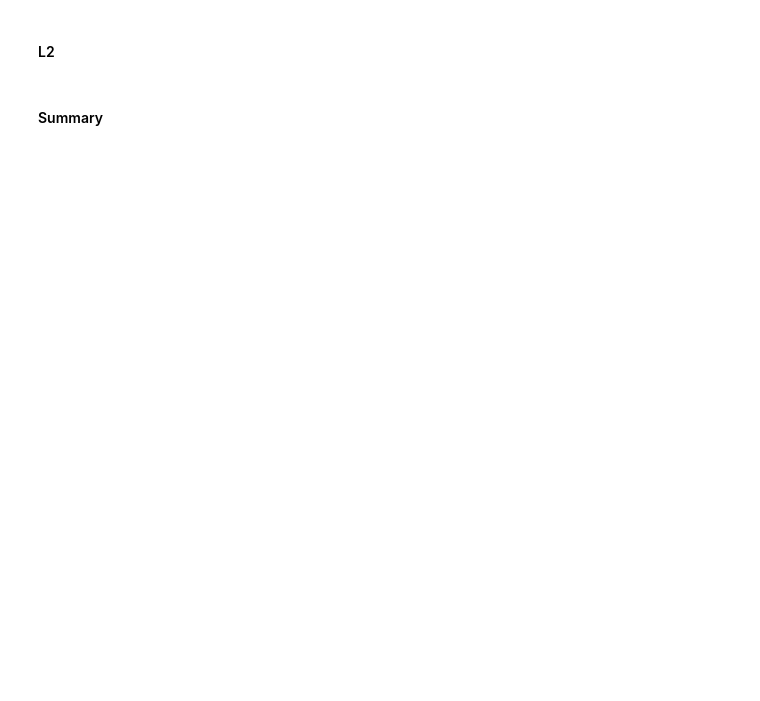
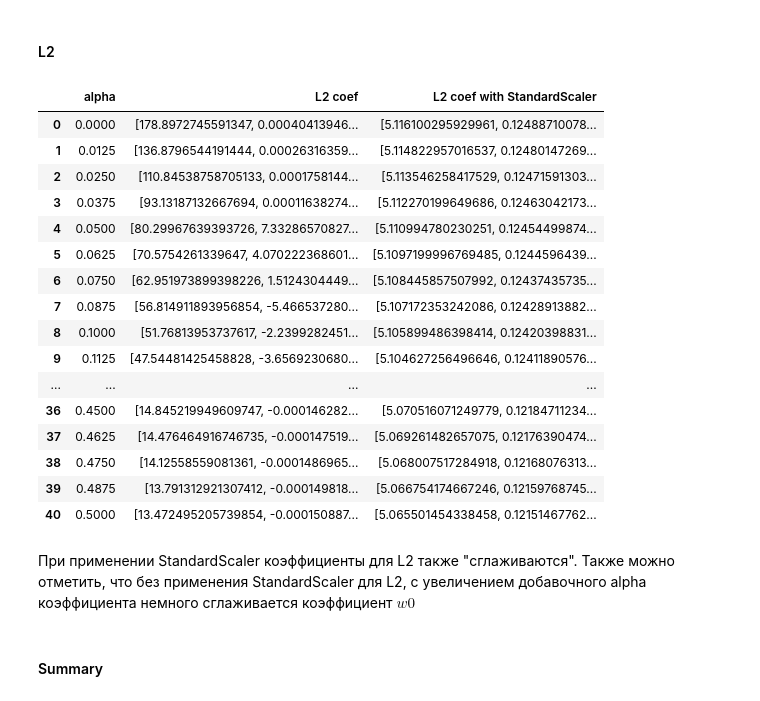
Before and after one commit to githubjeka/ml-intro, a Jupyter notebook: overfitting_regularization.ipynb, the cells around one changed output. Saved outputs shown, nothing was run; the diff lists cells and outputs as text; code cells hidden in the pictures; blank space fills up the shorter version.

```diff
--- a/overfitting_regularization.ipynb
+++ b/overfitting_regularization.ipynb
@@ -689,2 +727,41 @@ Min of feature 2: -2.35, max: 213.31
+# %%
+resultsL2 = []
+norm_resultsL2 = []
+
+for alpha in ALPHAS:
+    Input = [('modal', Ridge(alpha=alpha, random_state=SEED, max_iter=50000))]
+    pipe = Pipeline(Input)
+    pipe.fit(X_hw, y_hw)
+    coefficients = pipe['modal'].coef_
+    resultsL2.append(coefficients)
+    Input_norm = [
+        ('standardScaler', StandardScaler()),
+        ('modal', Ridge(alpha=alpha, random_state=SEED, max_iter=50000))]
+    pipe = Pipeline(Input_norm)
+    pipe.fit(X_hw, y_hw)
+    coefficients = pipe['modal'].coef_
+    norm_resultsL2.append(coefficients)
+# %%
+pd.DataFrame({'alpha': ALPHAS, 'L2 coef': resultsL2, 'L2 coef with StandardScaler': norm_resultsL2})
+# %% [output]
+|  | alpha | L2 coef | L2 coef with StandardScaler |
+| 0 | 0.0000 | [178.8972745591347, 0.00040413946... | [5.116100295929961, 0.12488710078... |
+| 1 | 0.0125 | [136.8796544191444, 0.00026316359... | [5.114822957016537, 0.12480147269... |
+| 2 | 0.0250 | [110.84538758705133, 0.0001758144... | [5.113546258417529, 0.12471591303... |
+| 3 | 0.0375 | [93.13187132667694, 0.00011638274... | [5.112270199649686, 0.12463042173... |
+| 4 | 0.0500 | [80.29967639393726, 7.33286570827... | [5.110994780230251, 0.12454499874... |
+| 5 | 0.0625 | [70.5754261339647, 4.070222368601... | [5.1097199996769485, 0.1244596439... |
+| 6 | 0.0750 | [62.951973899398226, 1.5124304449... | [5.108445857507992, 0.12437435735... |
+| 7 | 0.0875 | [56.814911893956854, -5.466537280... | [5.107172353242086, 0.12428913882... |
+| 8 | 0.1000 | [51.76813953737617, -2.2399282451... | [5.105899486398414, 0.12420398831... |
+| 9 | 0.1125 | [47.54481425458828, -3.6569230680... | [5.104627256496646, 0.12411890576... |
+| ... | ... | ... | ... |
+| 36 | 0.4500 | [14.845219949609747, -0.000146282... | [5.070516071249779, 0.12184711234... |
+| 37 | 0.4625 | [14.476464916746735, -0.000147519... | [5.069261482657075, 0.12176390474... |
+| 38 | 0.4750 | [14.12558559081361, -0.0001486965... | [5.068007517284918, 0.12168076313... |
+| 39 | 0.4875 | [13.791312921307412, -0.000149818... | [5.066754174667246, 0.12159768745... |
+| 40 | 0.5000 | [13.472495205739854, -0.000150887... | [5.065501454338458, 0.12151467762... |
+# %% [markdown]
+При применении StandardScaler коэффициенты для L2 также "сглаживаются". Также можно отметить, что без применения StandardScaler для L2, с увеличением добавочного alpha коэффициента немного сглаживается коэффициент $w0$
 # %% [markdown]
 #### Summary
```
Also changed, not shown: parts of 8 cells of this notebook.
